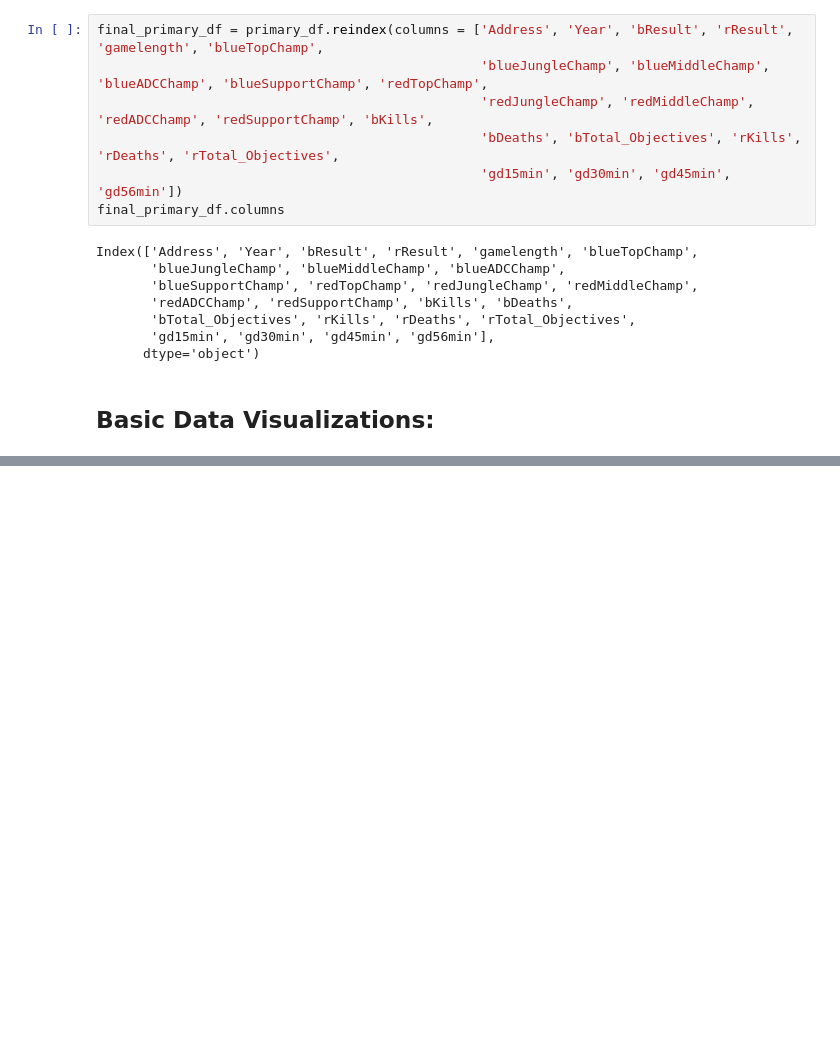
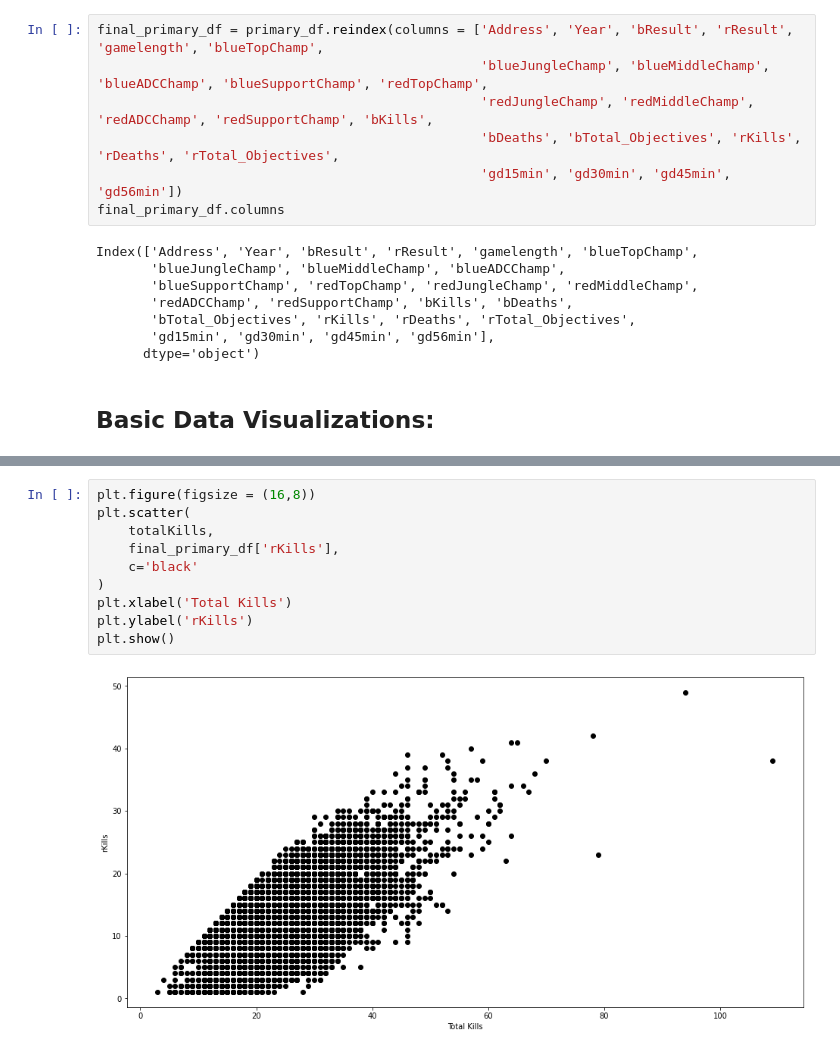
Before and after one commit to MoistRock1743/E-Sports-Data-Mining, a Jupyter notebook: Project.ipynb, the cells around one changed output, grey strips where cells are left out. Drawn from its saved outputs; the diff is of its cells as text; blank space fills up the shorter version.

```diff
--- a/Project.ipynb
+++ b/Project.ipynb
@@ -629,0 +654,12 @@ primary_df['Year'].plot(kind='hist', bins=[2014,2015,2016,2017,2018,2019])
+# %%
+plt.figure(figsize = (16,8))
+plt.scatter(
+    totalKills,
+    final_primary_df['rKills'],
+    c='black'
+)
+plt.xlabel('Total Kills')
+plt.ylabel('rKills')
+plt.show()
+# %% [output]
+[figure, added]
```
Also changed, not shown: parts of 7 cells of this notebook.
